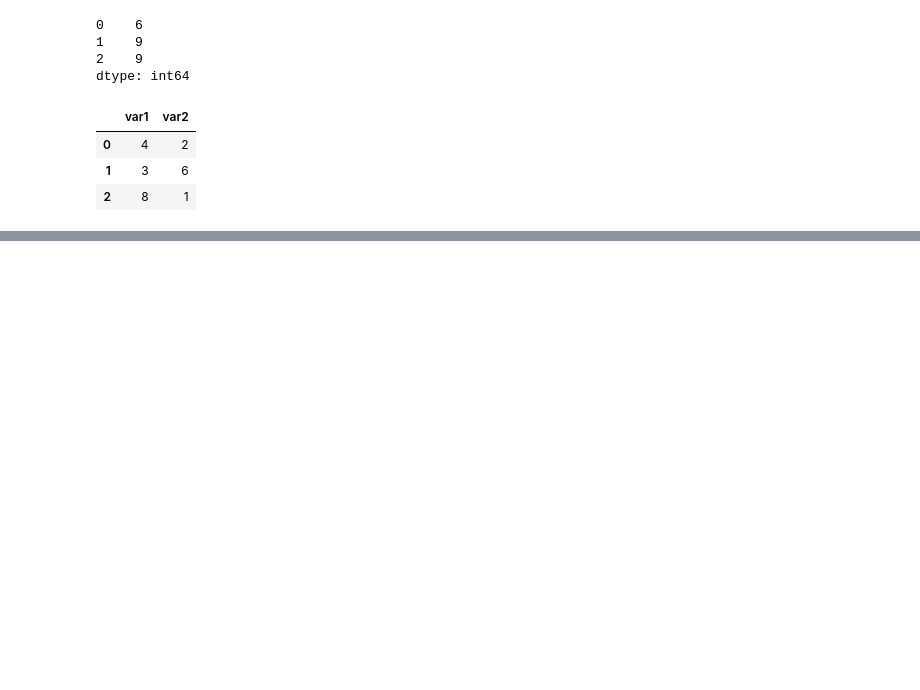
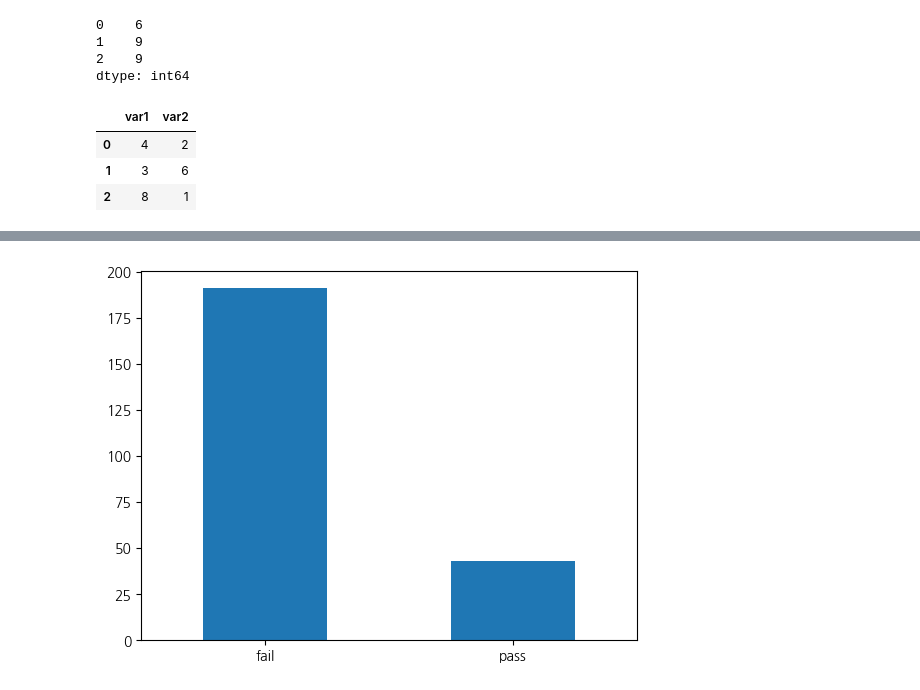
Before and after one commit to jw13k/2024-1-my-BDA, a Jupyter notebook: inclass/03w_0322_fri_ch05_dataframe_medium.ipynb, the cells around one changed output, grey strips where cells are left out. Saved outputs shown, nothing was run; the diff lists cells and outputs as text; code cells hidden in the pictures; blank space fills up the shorter version.

```diff
--- a/inclass/03w_0322_fri_ch05_dataframe_medium.ipynb
+++ b/inclass/03w_0322_fri_ch05_dataframe_medium.ipynb
@@ -531,0 +611,4 @@ df
+# %%
+couunt_test.plot.bar(rot = 0);
+# %% [output]
+[figure, added]
```
Also changed, not shown: parts of 15 cells of this notebook.
